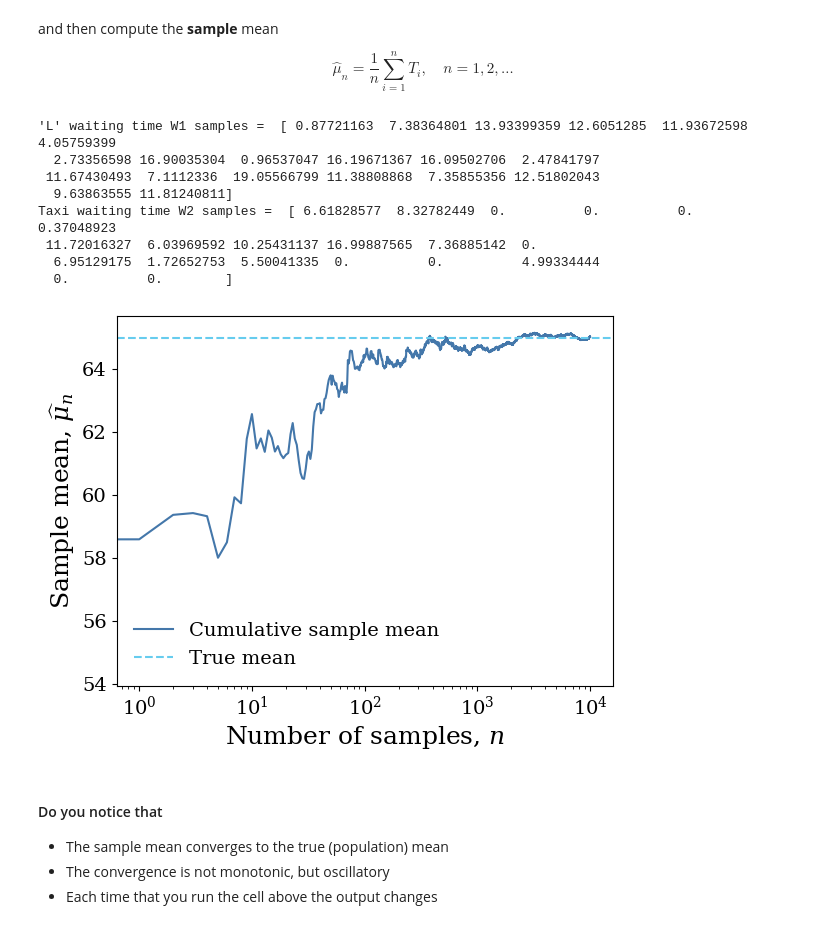
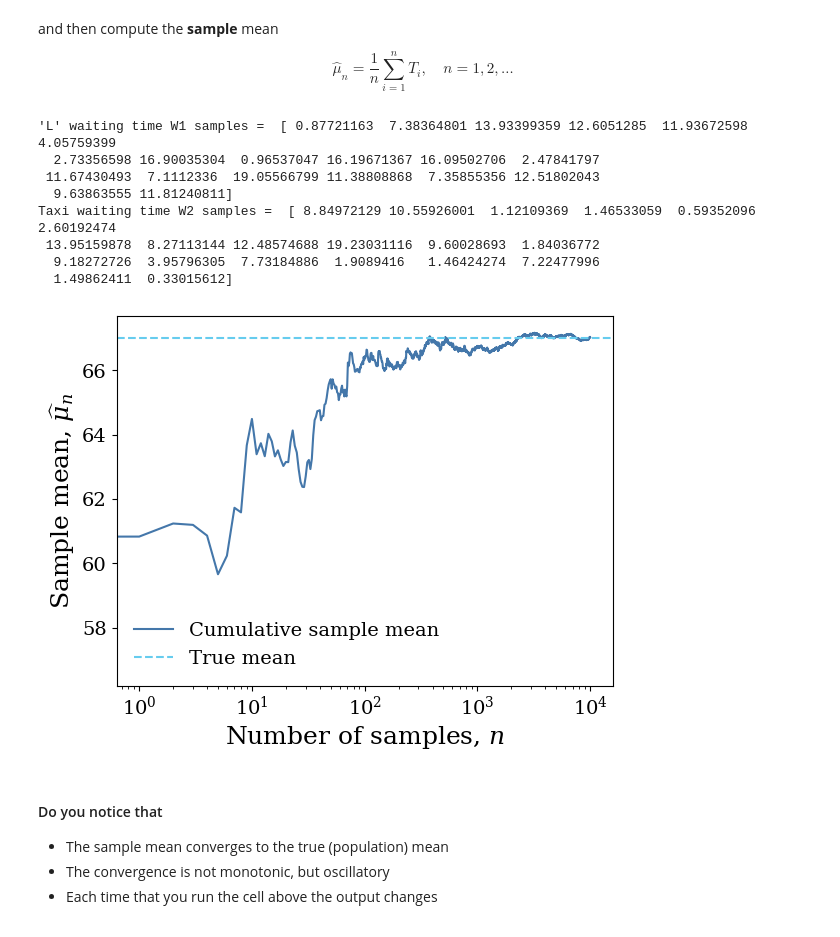
Before and after one commit to QMCSoftware/MATH565Fall2025, a Jupyter notebook: notebooks/AreWeThereYetSciPyWrapper.ipynb, the cells around one changed output. Saved outputs shown, nothing was run; the diff lists cells and outputs as text; code cells hidden in the pictures.

Commit message:
Used exponential distribution as placeholder for W2

```diff
--- a/notebooks/AreWeThereYetSciPyWrapper.ipynb
+++ b/notebooks/AreWeThereYetSciPyWrapper.ipynb
@@ -96,16 +96,11 @@ W1 = stats.uniform(loc=0, scale=wait_L_time)  #this is the waiting time for the
 # --- W2: Zero-inflated Exponential ---
 # Since scipy does not have a zero-inflated exponential we define it with the help of ChatGPT
 #   This involves defining the CDF, PPF, mean and standard deviation
-from classlib.distributions import make_zie
+
 # Set the parameters for our taxi waiting time
-W2 = make_zie(p_zero=taxi_now, mean_pos = taxi_wait_avg)  #the rate is one over the mean
 
-class PPFOnly:
-    def __init__(self, dist):
-        self.dist = dist
 
-    def ppf(self, u):
-        return self.dist.ppf(u)
+W2 = stats.expon(scale = taxi_wait_avg)
 # %% [markdown]
 ### Compute the true (population) mean travel time
 # %%
@@ -143,40 +138,38 @@ $$
 # %%
 n_max = 10**4  #sample size
 nrange = np.arange(1, n_max+1)
 
-W2_ppf_only = PPFOnly(W2)
-
 IID_sampler = IIDStdUniform(dimension=2, seed=7)
 true_measure_IID = SciPyWrapper(
     sampler=IID_sampler,
-    scipy_distribs=[W1, W2_ppf_only],
+    scipy_distribs=[W1, W2],
 )
 
 W_samples = true_measure_IID(n_max)
 
 W1_samples = W_samples[:, 0]  # waiting times for the 'L'
 W2_samples = W_samples[:, 1]  # waiting times for the taxi
 
 print("'L' waiting time W1 samples = ",W1_samples[:20])
 print("Taxi waiting time W2 samples = ",W2_samples[:20])
 T_samples = T0 + W1_samples + W2_samples  #generate samples of total travel time
 sample_mean_T = np.cumsum(T_samples) / nrange  #compute the travel time sample means for first 1, 2, ..., n samples
 
 plt.semilogx(sample_mean_T, label="Cumulative sample mean")
 plt.axhline(true_mean_T, color=colors["cyan"], linestyle='--', label="True mean")
 plt.xlabel(r"Number of samples, $n$")
 plt.ylabel(r"Sample mean, $\widehat{\mu}_n$")
 plt.legend();  #add a semi-colon to suppress output saying that there was a plot
 # %% [output]
 'L' waiting time W1 samples =  [ 0.87721163  7.38364801 13.93399359 12.6051285  11.93672598  4.05759399
   2.73356598 16.90035304  0.96537047 16.19671367 16.09502706  2.47841797
  11.67430493  7.1112336  19.05566799 11.38808868  7.35855356 12.51802043
   9.63863555 11.81240811]
-Taxi waiting time W2 samples =  [ 6.61828577  8.32782449  0.          0.          0.          0.37048923
- 11.72016327  6.03969592 10.25431137 16.99887565  7.36885142  0.
-  6.95129175  1.72652753  5.50041335  0.          0.          4.99334444
-  0.          0.        ]
+Taxi waiting time W2 samples =  [ 8.84972129 10.55926001  1.12109369  1.46533059  0.59352096  2.60192474
+ 13.95159878  8.27113144 12.48574688 19.23031116  9.60028693  1.84036772
+  9.18272726  3.95796305  7.73184886  1.9089416   1.46424274  7.22477996
+  1.49862411  0.33015612]
-[figure, old version]
+[figure, new version]
 # %% [markdown]
 <div class="highlight-note">
 <h4>Do you notice that</h4>
```
Also changed, not shown: parts of 10 cells of this notebook.
